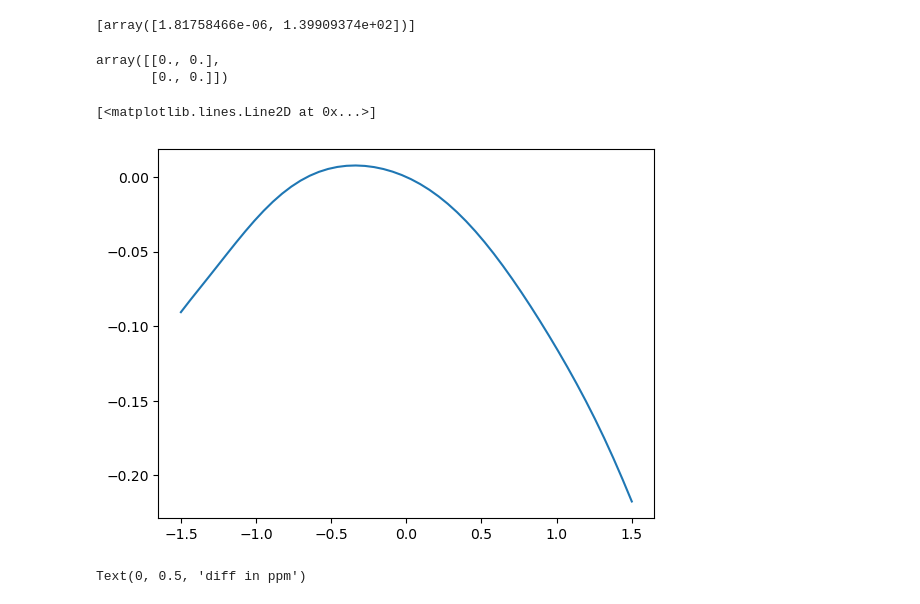
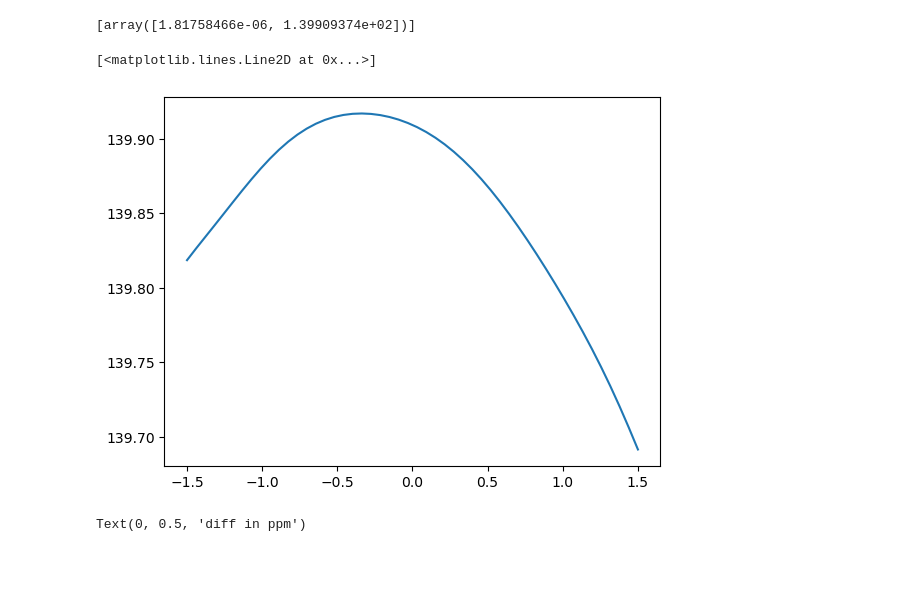
Before and after one commit to usnistgov/kibbg2, a Jupyter notebook: testbed.ipynb, the cells around one changed output. Saved outputs shown, nothing was run; the diff lists cells and outputs as text; code cells hidden in the pictures; blank space fills up the shorter version.

```diff
--- a/testbed.ipynb
+++ b/testbed.ipynb
@@ -52,21 +48,16 @@ for k in range(maxgrp+1):
 kda.myVelos.piecewise
 # %% [output]
 [array([1.81758466e-06, 1.39909374e+02])]
-# %%
-np.zeros((2,2))
-# %% [output]
-array([[0., 0.],
-       [0., 0.]])
 # %%
 kda.myVelos.fitMe(9)
 z=np.linspace(-1.5,1.5)
-bl=k2tools.calcProfile(kda.myVelos.fit_pars,kda.myVelos.order,z,kda.myVelos.zmin,kda.myVelos.zmax)
-bl0=k2tools.calcProfile(kda.myVelos.fit_pars,kda.myVelos.order,[0],kda.myVelos.zmin,kda.myVelos.zmax)
+bl=k2tools.calcProfile(kda.myVelos.fit_pars,kda.myVelos.order,z,kda.myVelos.zmin,kda.myVelos.zmax,withOffset=True)
+#bl0=k2tools.calcProfile(kda.myVelos.fit_pars,kda.myVelos.order,[0],kda.myVelos.zmin,kda.myVelos.zmax)
 fig, ax= plt.subplots(1)
-ax.plot(z,bl-bl0)
+ax.plot(z,bl)
 # %% [output]
 [<matplotlib.lines.Line2D at 0x...>]
-[figure, old version]
+[figure, new version]
 # %%
 kda.myVelos.fitMe(4)
 z=np.linspace(-1.5,1.5)
```
Also changed, not shown: parts of 15 cells of this notebook, 5 other files.
